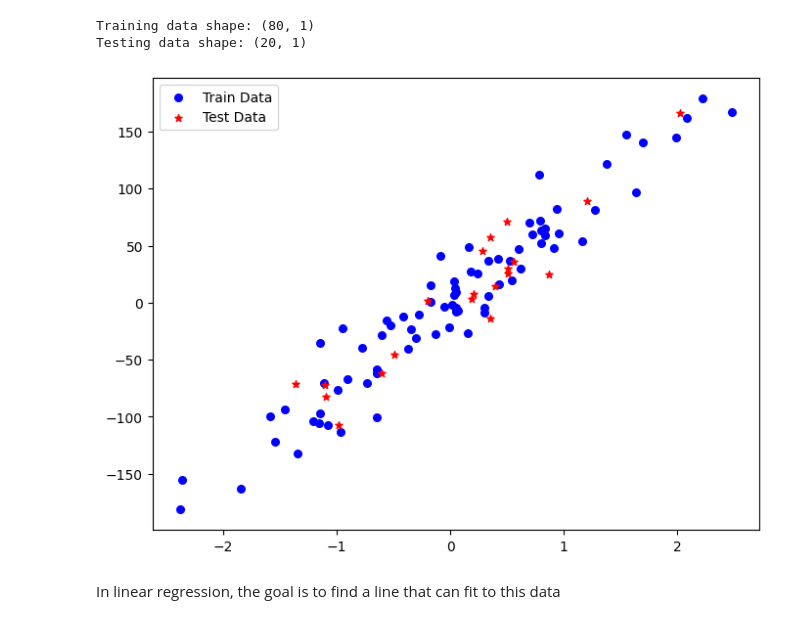
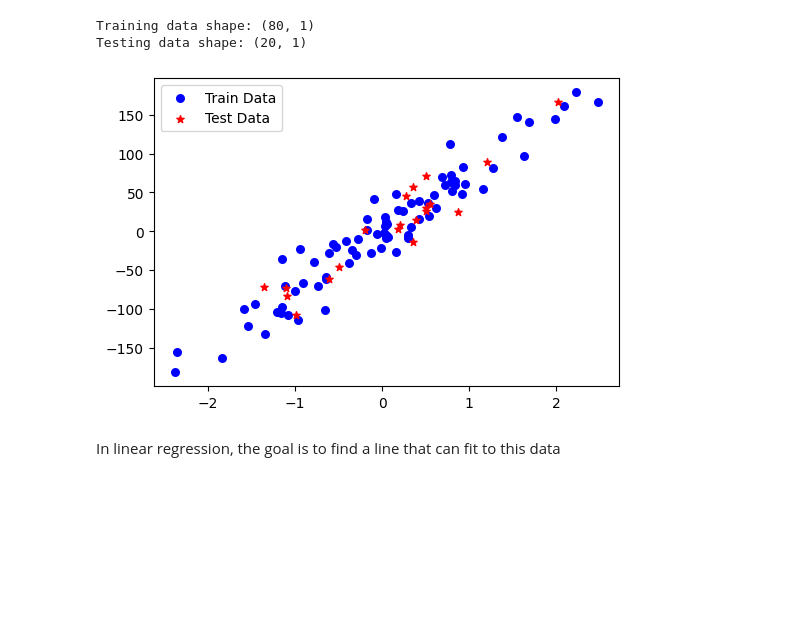
Before and after one commit to barzansaeedpour/foundations-of-machine-learning, a Jupyter notebook: 02_Supervised Learning/01_regression/01_linear_regression_from_scratch.ipynb, the cells around one changed output. Cells and saved outputs as stored; diff of their text form; code cells hidden in the pictures; blank space fills up the shorter version.

```diff
--- a/02_Supervised Learning/01_regression/01_linear_regression_from_scratch.ipynb
+++ b/02_Supervised Learning/01_regression/01_linear_regression_from_scratch.ipynb
@@ -56,13 +105,13 @@ print(f"Testing data shape: {X_test.shape}")
 Training data shape: (80, 1)
 Testing data shape: (20, 1)
 # %%
-fig = plt.figure(figsize=(8,6))
+fig = plt.figure(figsize=(6,4))
 plt.scatter(X_train[:, 0], y_train, color = "b", marker = "o", s = 30, label='Train Data')
 plt.scatter(X_test[:, 0], y_test, color = "r", marker = "*", s = 30, label='Test Data')
 plt.legend()
 plt.show()
 # %% [output]
-[figure, old version]
+[figure, new version]
 # %% [markdown]
 In linear regression, the goal is to find a line that can fit to this data
 # %%
```
Also changed, not shown: parts of 13 cells of this notebook.
